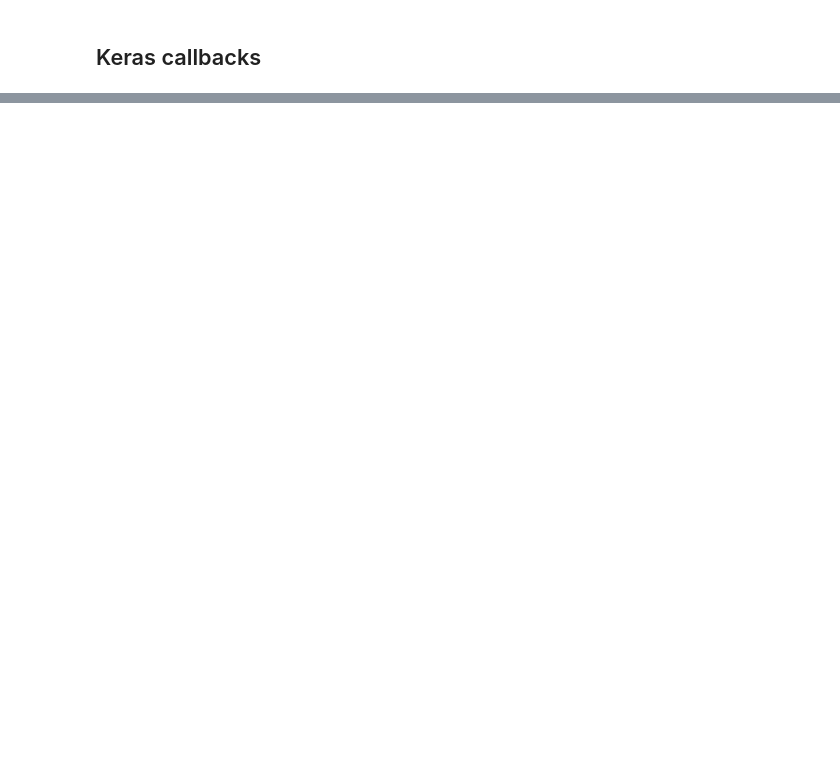
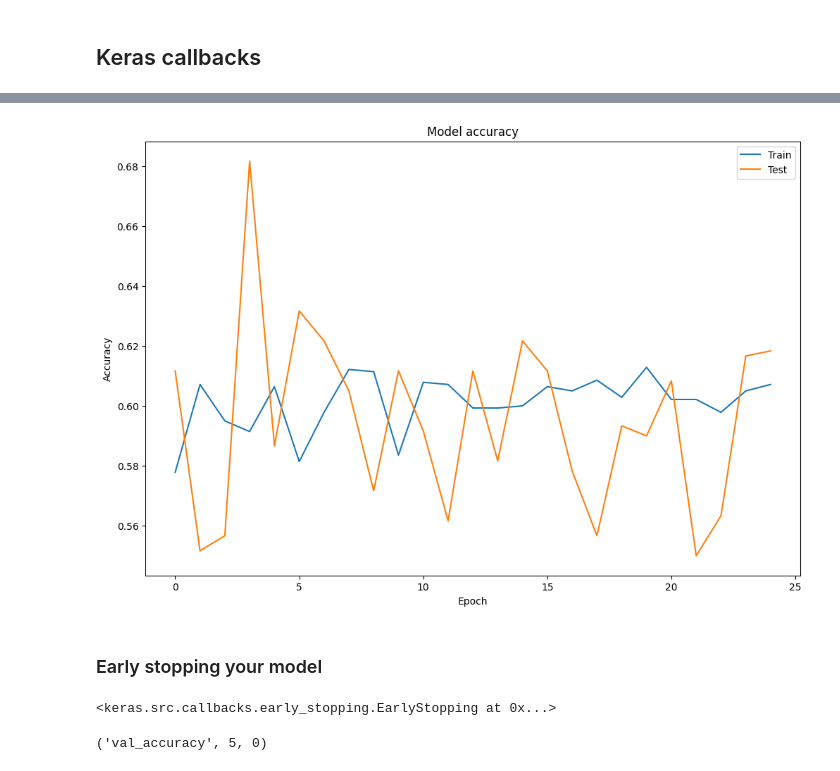
Before and after one commit to PaulToronto/DataCamp---Introduction-to-Deep-Learning-with-Keras, a Jupyter notebook: Part_2_of_4_Going_Deeper.ipynb, the cells around one changed output, grey strips where cells are left out. Drawn from its saved outputs; the diff is of its cells as text; code cells hidden in the pictures; blank space fills up the shorter version.

```diff
--- a/Part_2_of_4_Going_Deeper.ipynb
+++ b/Part_2_of_4_Going_Deeper.ipynb
@@ -895,0 +1083,13 @@ my_accuracy
+# %%
+plt.figure(figsize=(12, 8))
+
+plt.plot(h_callback.history['accuracy'], label='Train')
+plt.plot(h_callback.history['val_accuracy'], label='Test')
+plt.title('Model accuracy')
+plt.ylabel('Accuracy')
+plt.xlabel('Epoch')
+plt.legend();
+# %% [output]
+[figure, added]
+# %% [markdown]
+### Early stopping your model
@@ -895,0 +1108,8 @@ my_accuracy
+# %%
+monitor_val_acc
+# %% [output]
+<keras.src.callbacks.early_stopping.EarlyStopping at 0x...>
+# %%
+monitor_val_acc.monitor, monitor_val_acc.patience, monitor_val_acc.stopped_epoch
+# %% [output]
+('val_accuracy', 5, 0)
```
Also changed, not shown: parts of 29 cells of this notebook.
